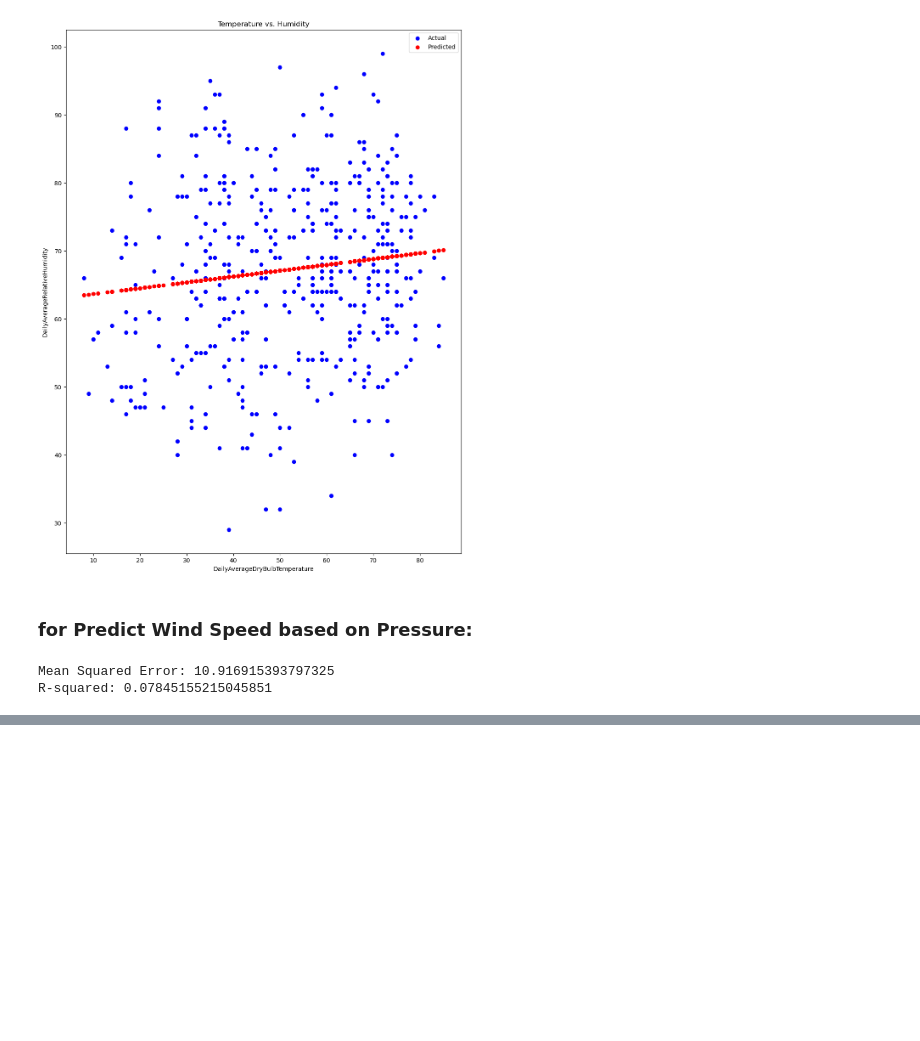
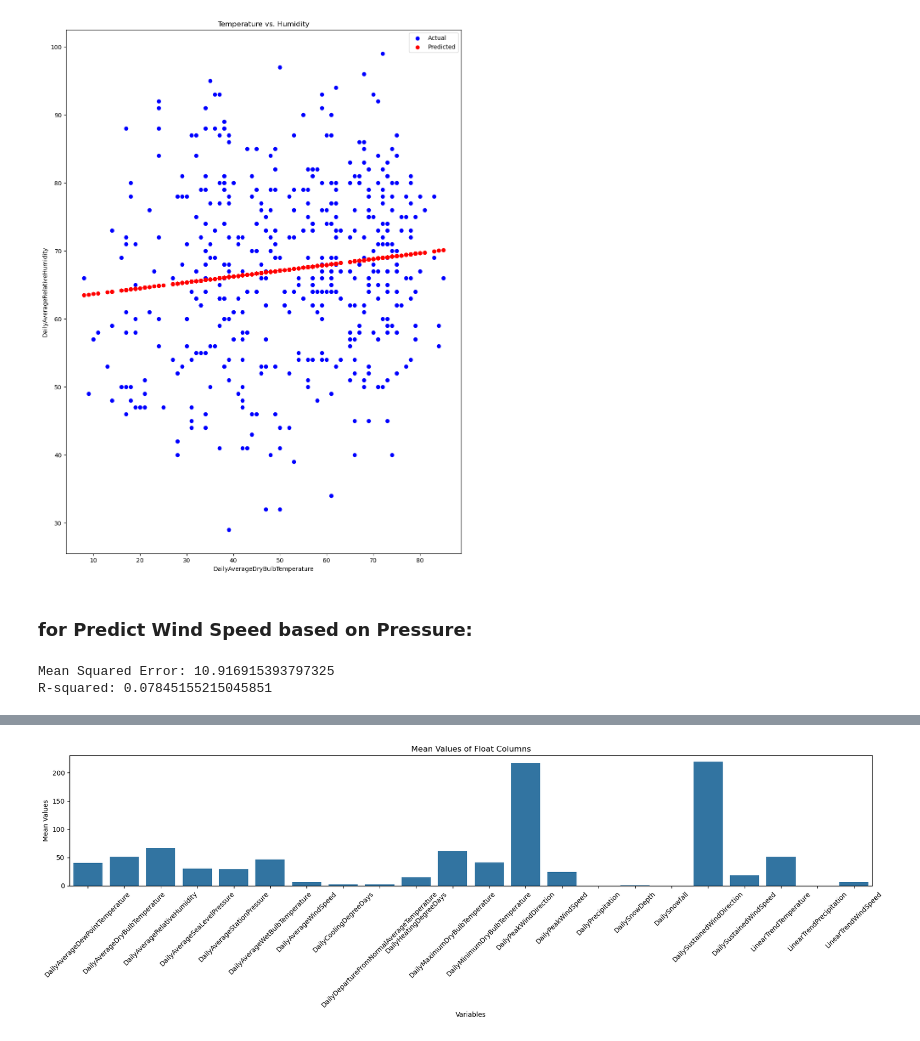
Before and after one commit to srinijalanda93/Adavance_ML, a Jupyter notebook: 2448526_Lab1.ipynb, the cells around one changed output, grey strips where cells are left out. Cells and saved outputs as stored; diff of their text form; code cells hidden in the pictures; blank space fills up the shorter version.

```diff
--- a/2448526_Lab1.ipynb
+++ b/2448526_Lab1.ipynb
@@ -396,0 +517,12 @@ plt.show()
+# %%
+# Convert 'DailySnowDepth' and 'DailySnowfall' to float, forcing errors to NaN
+data_cleaned['DailySnowDepth'] = pd.to_numeric(data_cleaned['DailySnowDepth'], errors='coerce')
+data_cleaned['DailySnowfall'] = pd.to_numeric(data_cleaned['DailySnowfall'], errors='coerce')
+
+
+print("the data before checked",data_cleaned.isna().sum())  # This should show 0 for float columns
+
+float_columns=data_cleaned.select_dtypes(include=['float64']).columns
+data_cleaned[float_columns]=data_cleaned[float_columns].fillna(data_cleaned[float_columns].mean())
+
+print("the data after checked",data_cleaned.isna().sum())  # This should show 0 for float columns
@@ -396,0 +601,23 @@ plt.show()
+# %%
+import seaborn as sns
+import matplotlib.pyplot as plt
+
+# Step 1: Calculate the mean of each float column
+# Step 2: Create a bar plot
+# Step 3: Add labels and title
+mean_values = data_cleaned[float_columns].mean()
+
+# Step 2: Create a bar plot
+plt.figure(figsize=(18, 6))
+sns.barplot(x=mean_values.index, y=mean_values.values)
+
+plt.xticks(rotation=45)  # Rotate x labels for better visibility
+plt.xlabel('Variables')
+plt.ylabel('Mean Values')
+plt.title('Mean Values of Float Columns')
+plt.tight_layout()  # Adjust layout to fit labels
+
+
+plt.show()
+# %% [output]
+[figure, added]
```
Also changed, not shown: parts of 12 cells of this notebook.
